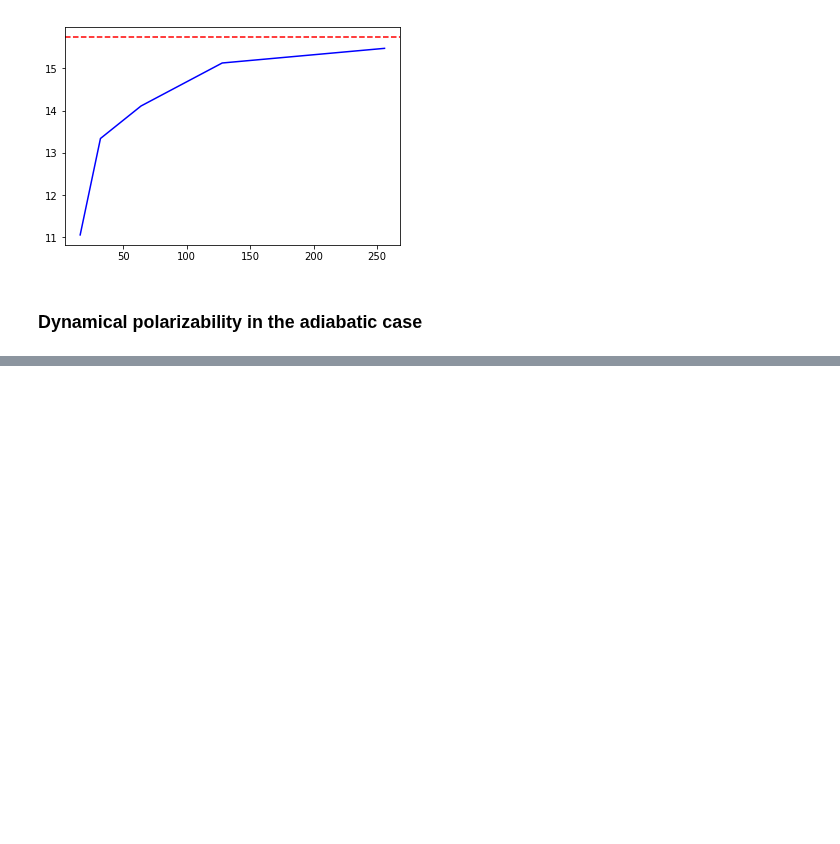
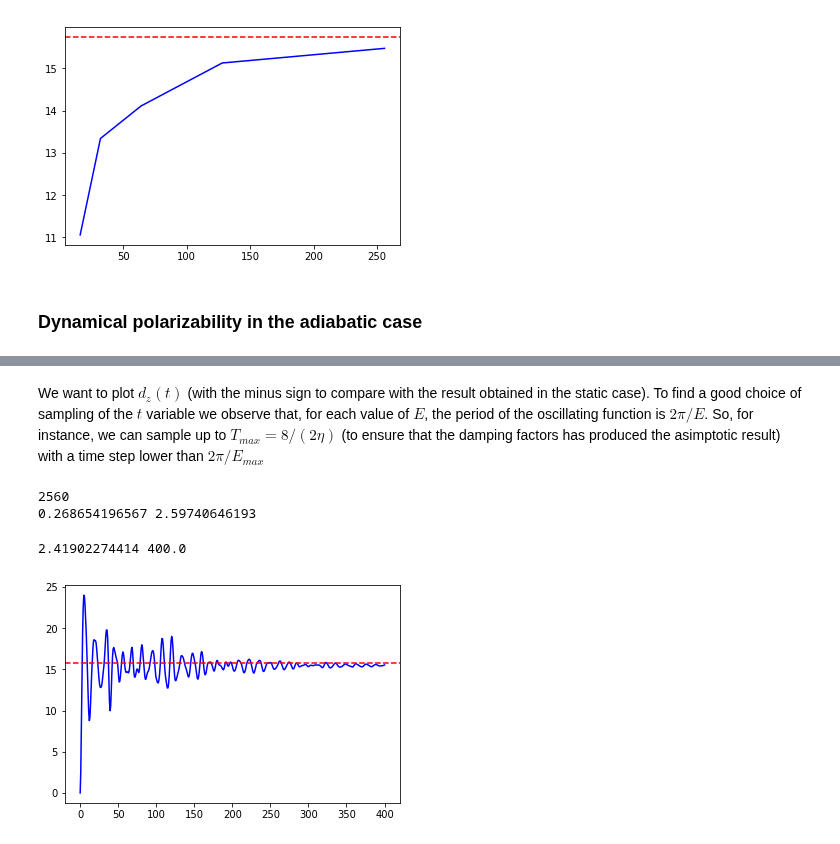
Before and after one commit to luigigenovese/KPM-nb, a Jupyter notebook: POLARIZABILITY/N2/Linear_Response_Dynamical_Polarizability.ipynb, the cells around one changed output, grey strips where cells are left out. Saved outputs shown, nothing was run; the diff lists cells and outputs as text; code cells hidden in the pictures; blank space fills up the shorter version.

```diff
--- a/POLARIZABILITY/N2/Linear_Response_Dynamical_Polarizability.ipynb
+++ b/POLARIZABILITY/N2/Linear_Response_Dynamical_Polarizability.ipynb
@@ -264,0 +335,37 @@ plt.show()
+# %% [markdown]
+We want to plot $d_z(t)$ (with the minus sign to compare with the result obtained in the static case). To find a good choice of sampling of the $t$ variable we observe that, for each value of $E$, the period of the oscillating function is $2\pi/E$. So, for instance, we can sample up to $T_{max} = 8/(2\eta)$ (to ensure that the damping factors has produced the asimptotic result) with a time step lower than $2\pi/E_{max}$
+# %%
+E2,C_E2=np.linalg.eigh(C[len(numVirt)-1])
+nE2 = len(E2) #numbers of eigenvalues
+print nE2
+E2maxSR = np.sqrt(E2[-1]) #square root of the highest eigenvalues
+E2minSR = np.sqrt(E2[0])
+print E2minSR, E2maxSR
+# %% [output]
+2560
+0.268654196567 2.59740646193
+# %%
+npoint = 500
+eta = 1.0e-2
+tMax = 8/(2*eta)
+tMin = 2*np.pi/E2maxSR
+print tMin, tMax
+t = np.linspace(0.0,tMax,npoint)
+dz = np.zeros(npoint, dtype=complex)
+fE = []
+for i in range(nE2):
+    fE.append(np.dot(C_E2.T[i],dipoles[len(numVirt)-1][:,2]))
+for ind,tt in enumerate(t):
+    s = 0.0
+    for i,e in enumerate(E2):
+        s+=2.0*fE[i]**2/e*(1.0-np.cos(np.sqrt(e)*tt)*np.exp(-eta*tt))
+    dz[ind] = s
+# %% [output]
+2.41902274414 400.0
+# %%
+alphaZ_ref = 15.74
+plt.plot(t,dz,color ='b')
+plt.axhline(y=alphaZ_ref, color='r', linestyle='--')
+plt.show()
+# %% [output]
+[figure, added]
```
Also changed, not shown: parts of 18 cells of this notebook.
